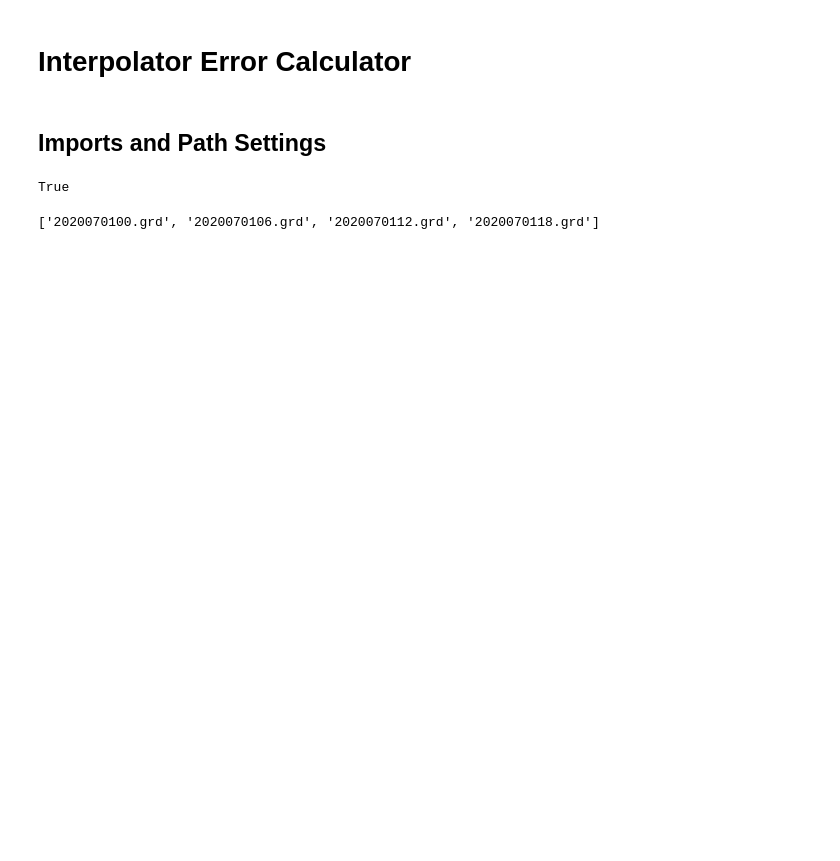
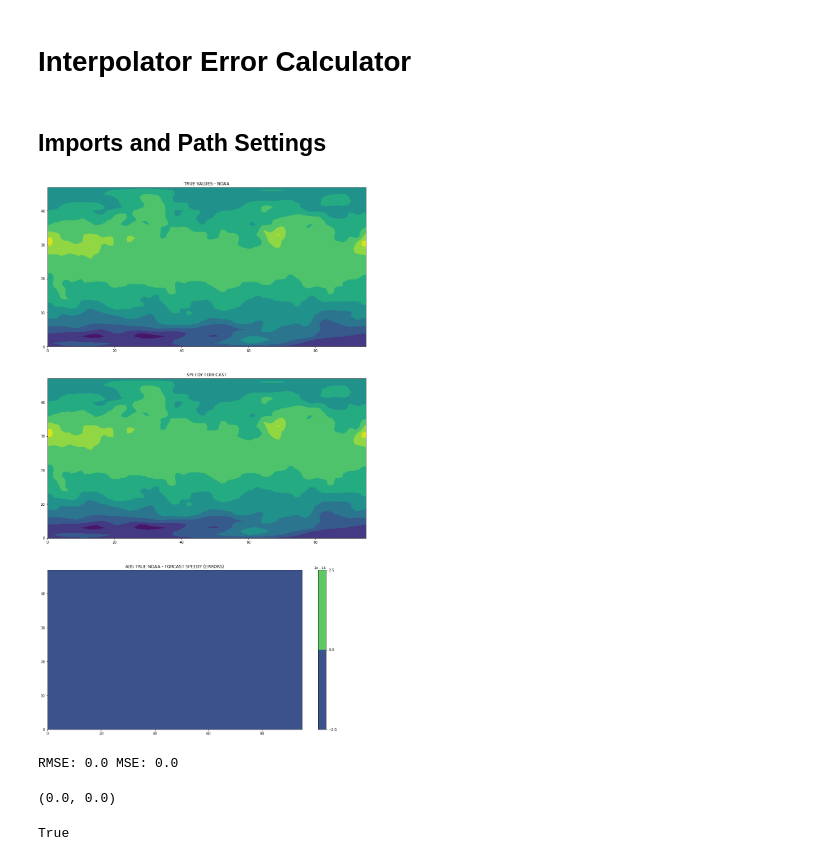
Before and after one commit to rsconsuegra/SPEEDY_Interpolator, a Jupyter notebook: Notebooks/Error_Interpolation.ipynb, the cells around one changed output. Saved outputs shown, nothing was run; the diff lists cells and outputs as text; code cells hidden in the pictures; blank space fills up the shorter version.

Commit message:
Error calculation added

```diff
--- a/Notebooks/Error_Interpolation.ipynb
+++ b/Notebooks/Error_Interpolation.ipynb
@@ -17,6 +17,7 @@ from sklearn.metrics import mean_absolute_error
 # %%
 REAL_PATH = Path.cwd()/'../Data/Interpolations'
 FORECASTED_PATH = Path.cwd()/'../Data/SPEEDY'
+FIGURES_PATH = Path.cwd()/'../Figures'
 # %%
 REAL_FILES = [k.name for k in REAL_PATH.rglob('*.grd')]
 FORECASTED_FILES = [k.name for k in FORECASTED_PATH.rglob('*.grd')]
@@ -27,5 +77,5 @@ def read_speedy_grd():
 # %%
-def Error_plots(true_noaa, forcast_speedy):
+def Error_plots(true_noaa, forcast_speedy,variable_name):
     #true_noaa_array = np.reshape(true_noaa ,(96,48))
     #forcast_speedy_array = np.reshape(forcast_speedy ,(96,48))
     RMSE = mean_squared_error(true_noaa, forcast_speedy)
@@ -33,15 +83,23 @@ def Error_plots(true_noaa, forcast_speedy):
     plt.figure(figsize=(16,28))
     ax1 = plt.subplot(311)
     ax1 = plt.contourf(true_noaa)
-    ax1 = plt.title("TRUE NOAA")
+    ax1 = plt.title("TRUE VALUES - NOAA")
     ax2 = plt.subplot(312)
     ax2 = plt.contourf(forcast_speedy)
-    ax2 = plt.title("FORCAST SPEEDY")
+    ax2 = plt.title("SPEEDY FORECAST")
     ax3 = plt.subplot(313)
     ax3 = plt.contourf(np.abs(true_noaa-forcast_speedy))
     ax3 = plt.title("ABS TRUE NOAA - FORCAST SPEEDY (ERRORS)")
     plt.colorbar()
+    plt.gcf().savefig(FIGURES_PATH/(variable_name+'.eps'), format='eps')
+    plt.gcf().savefig(FIGURES_PATH/(variable_name+'.png'), format='png')
     plt.show()
     print("RMSE:",RMSE, "MSE:", MSE)
     return RMSE, MSE
+# %%
+Error_plots(T_NOAA[0,:,:], T_SPEEDY[0,:,:],'temperature-925-'+REAL_FILES[0][:-4])
+# %% [output]
+[figure, added]
+RMSE: 0.0 MSE: 0.0
+(0.0, 0.0)
 # %%
@@ -143,4 +152,0 @@ for j in range(nlat):#range(nlat-1,-1,-1): #range(nlat):
-# %%
-REAL_FILES
-# %% [output]
-['2020070100.grd', '2020070106.grd', '2020070112.grd', '2020070118.grd']
```
Also changed, not shown: parts of 15 cells of this notebook, 14 other files.
